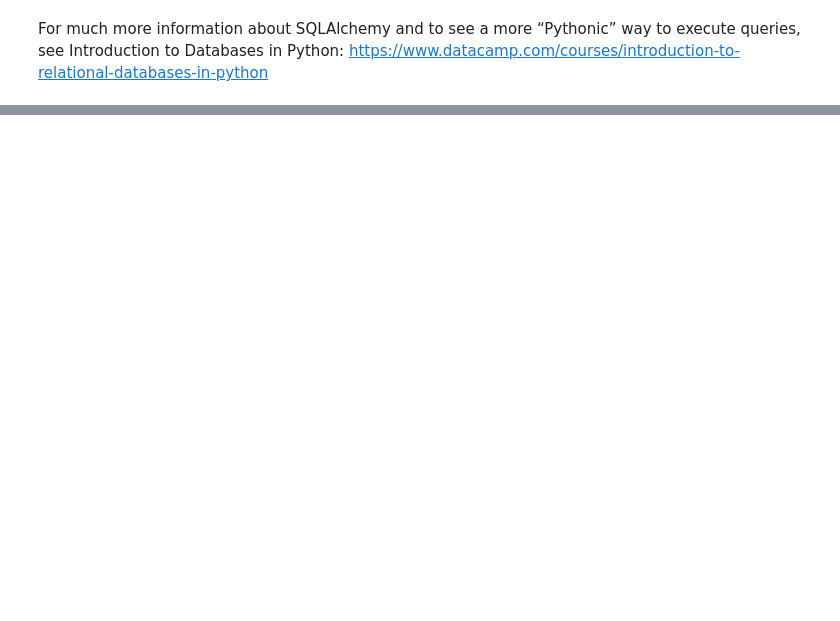
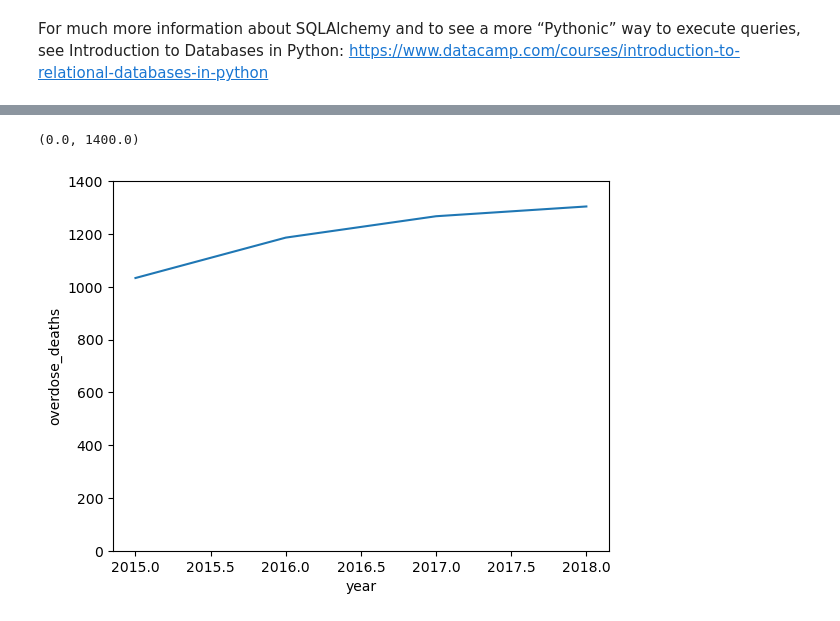
Before and after one commit to NSS-Data-Analytics-Cohort-12/prescribers-python-da12-v2-git-pushers, a Jupyter notebook: notebooks/prescribers.ipynb, the cells around one changed output, grey strips where cells are left out. Cells and saved outputs as stored; diff of their text form; code cells hidden in the pictures; blank space fills up the shorter version.

```diff
--- a/notebooks/prescribers.ipynb
+++ b/notebooks/prescribers.ipynb
@@ -101,0 +218,12 @@ For much more information about SQLAlchemy and to see a more “Pythonic” way
+# %%
+query_3 = '''Select sum(overdose_deaths) as overdose_deaths,
+	year
+From overdose_deaths
+Group By 2
+Order By 2'''
+# %%
+with engine.connect() as connection:
+    tn_deaths = pd.read_sql(text(query_3), con = connection)
+
+tn_deaths.head()
+# opioid_prescribers.info()
@@ -101,0 +236,6 @@ For much more information about SQLAlchemy and to see a more “Pythonic” way
+# %%
+sns.lineplot(data=tn_deaths, x=tn_deaths.year, y=tn_deaths.overdose_deaths)
+plt.ylim(0,1400)
+# %% [output]
+(0.0, 1400.0)
+[figure, added]
```
Also changed, not shown: parts of 18 cells of this notebook.
